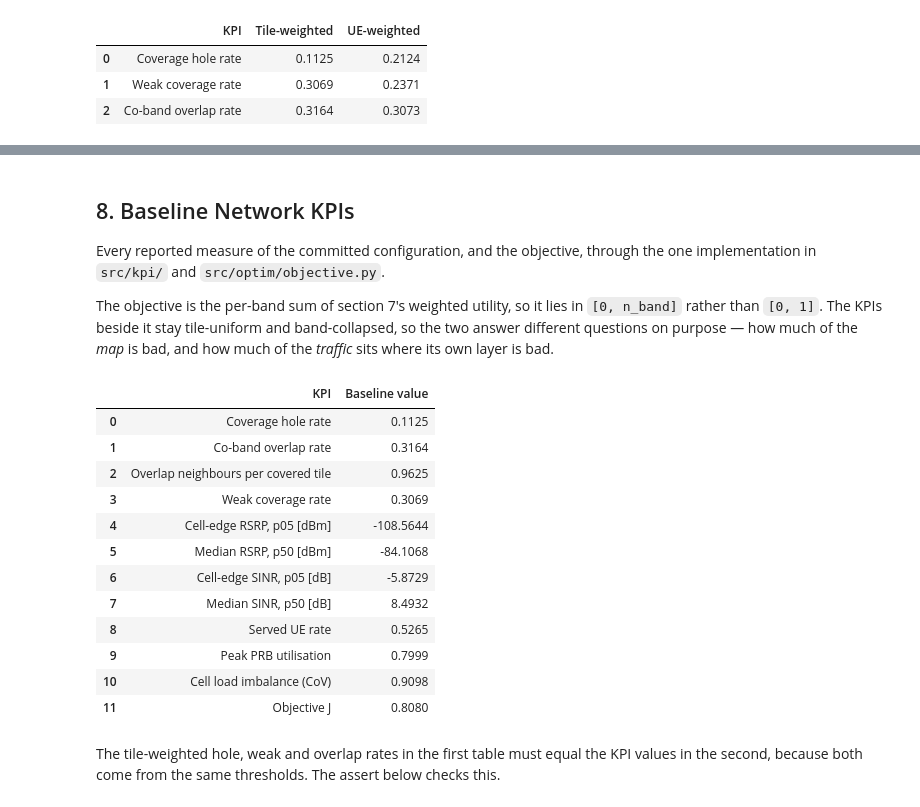
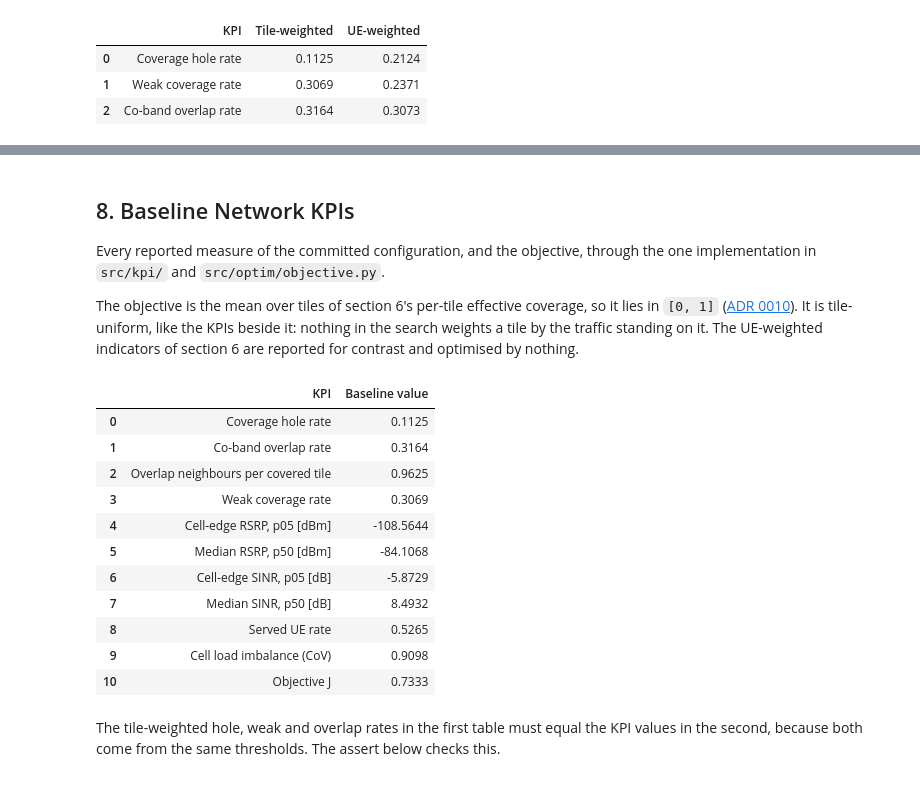
Before and after one commit to NguyenVu04/band-tilt, a Jupyter notebook: notebooks/02_preprocessing.ipynb, the cells around one changed output, grey strips where cells are left out. Cells and saved outputs as stored; diff of their text form; code cells hidden in the pictures.

```diff
--- a/notebooks/02_preprocessing.ipynb
+++ b/notebooks/02_preprocessing.ipynb
@@ -550,34 +400,33 @@ weight_summary
 Every reported measure of the committed configuration, and the objective,
 through the one implementation in `src/kpi/` and `src/optim/objective.py`.
 
-The objective is the per-band sum of section 7's weighted utility, so it lies in
-`[0, n_band]` rather than `[0, 1]`. The KPIs beside it stay tile-uniform and
-band-collapsed, so the two answer different questions on purpose — how much of
-the *map* is bad, and how much of the *traffic* sits where its own layer is
-bad.
+The objective is the mean over tiles of section 6's per-tile effective coverage,
+so it lies in `[0, 1]` ([ADR 0010](../docs/adr/0010-monotone-strength-aware-objective.md)).
+It is tile-uniform, like the KPIs beside it: nothing in the search weights a tile
+by the traffic standing on it. The UE-weighted indicators of section 6 are
+reported for contrast and optimised by nothing.
 # %%
-kpis = evaluate_kpis(rsrp, sinr, bands, ue, cfg, share=tile_share).as_dict()
+kpis = evaluate_kpis(rsrp, sinr, bands, ue, cfg).as_dict()
 network_kpis = readable(
     pd.DataFrame(
         {"kpi": list(MEASURE_NAMES), "Baseline value": [kpis[name] for name in MEASURE_NAMES]}
     )
 )
 save_table(network_kpis, "baseline_kpis")
 network_kpis
 # %% [output]
 |  | KPI | Baseline value |
 | 0 | Coverage hole rate | 0.1125 |
 | 1 | Co-band overlap rate | 0.3164 |
 | 2 | Overlap neighbours per covered tile | 0.9625 |
 | 3 | Weak coverage rate | 0.3069 |
 | 4 | Cell-edge RSRP, p05 [dBm] | -108.5644 |
 | 5 | Median RSRP, p50 [dBm] | -84.1068 |
 | 6 | Cell-edge SINR, p05 [dB] | -5.8729 |
 | 7 | Median SINR, p50 [dB] | 8.4932 |
 | 8 | Served UE rate | 0.5265 |
-| 9 | Peak PRB utilisation | 0.7999 |
-| 10 | Cell load imbalance (CoV) | 0.9098 |
-| 11 | Objective J | 0.8080 |
+| 9 | Cell load imbalance (CoV) | 0.9098 |
+| 10 | Objective J | 0.7333 |
 # %% [markdown]
 The tile-weighted hole, weak and overlap rates in the first table must equal the KPI values in the second, because both come from the same thresholds. The assert below checks this.
 # %%
```
Also changed, not shown: parts of 18 cells of this notebook, 28 other files.
